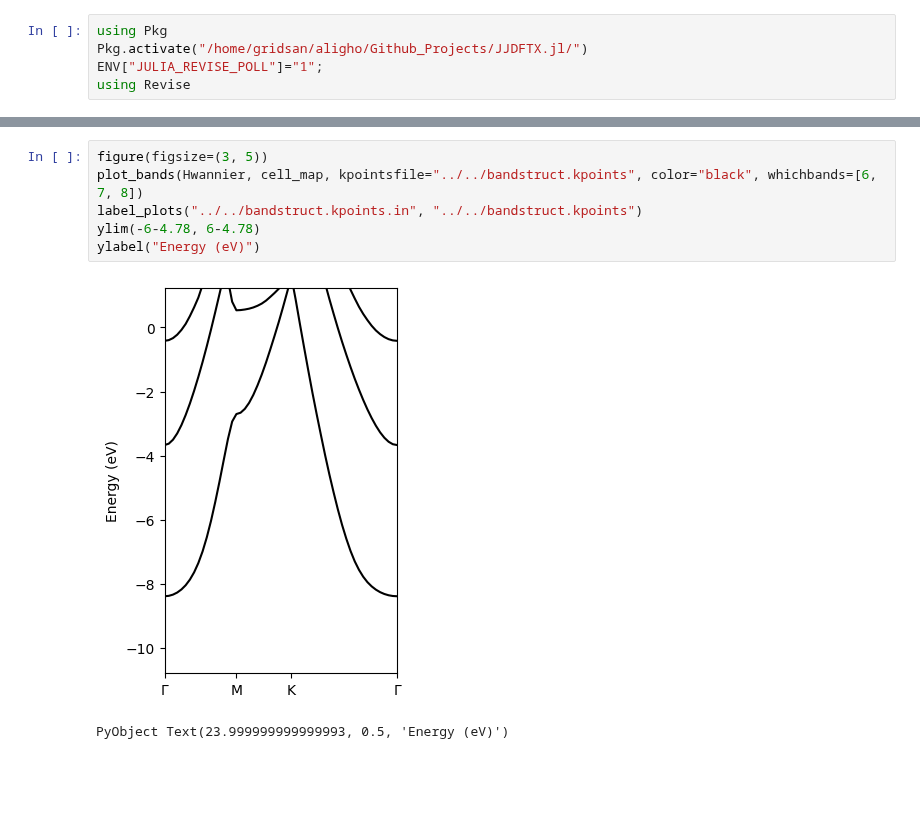
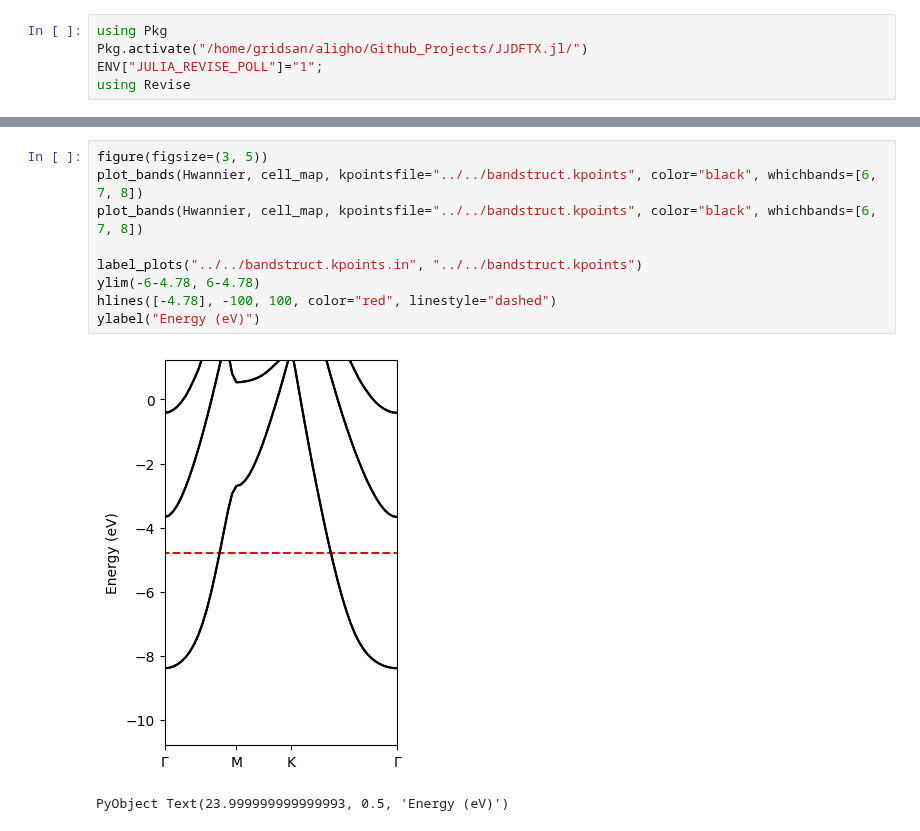
Before and after one commit to AliGhorashiCMT/Plasmons_Paper, a Jupyter notebook: Substitutional_Defects/Argentene/2Dnew/Analyze.ipynb, the cells around one changed output, grey strips where cells are left out. Saved outputs shown, nothing was run; the diff lists cells and outputs as text; blank space fills up the shorter version.

```diff
--- a/Substitutional_Defects/Argentene/2Dnew/Analyze.ipynb
+++ b/Substitutional_Defects/Argentene/2Dnew/Analyze.ipynb
@@ -24,9 +39,12 @@ lattice_vectors=loadlattice("totalE.out")
 # %%
 figure(figsize=(3, 5))
 plot_bands(Hwannier, cell_map, kpointsfile="../../bandstruct.kpoints", color="black", whichbands=[6, 7, 8])
+plot_bands(Hwannier, cell_map, kpointsfile="../../bandstruct.kpoints", color="black", whichbands=[6, 7, 8])
+
 label_plots("../../bandstruct.kpoints.in", "../../bandstruct.kpoints")
 ylim(-6-4.78, 6-4.78)
+hlines([-4.78], -100, 100, color="red", linestyle="dashed")
 ylabel("Energy (eV)")
 # %% [output]
-[figure, old version]
+[figure, new version]
 PyObject Text(23.999999999999993, 0.5, 'Energy (eV)')
```
Also changed, not shown: parts of 22 cells of this notebook.
